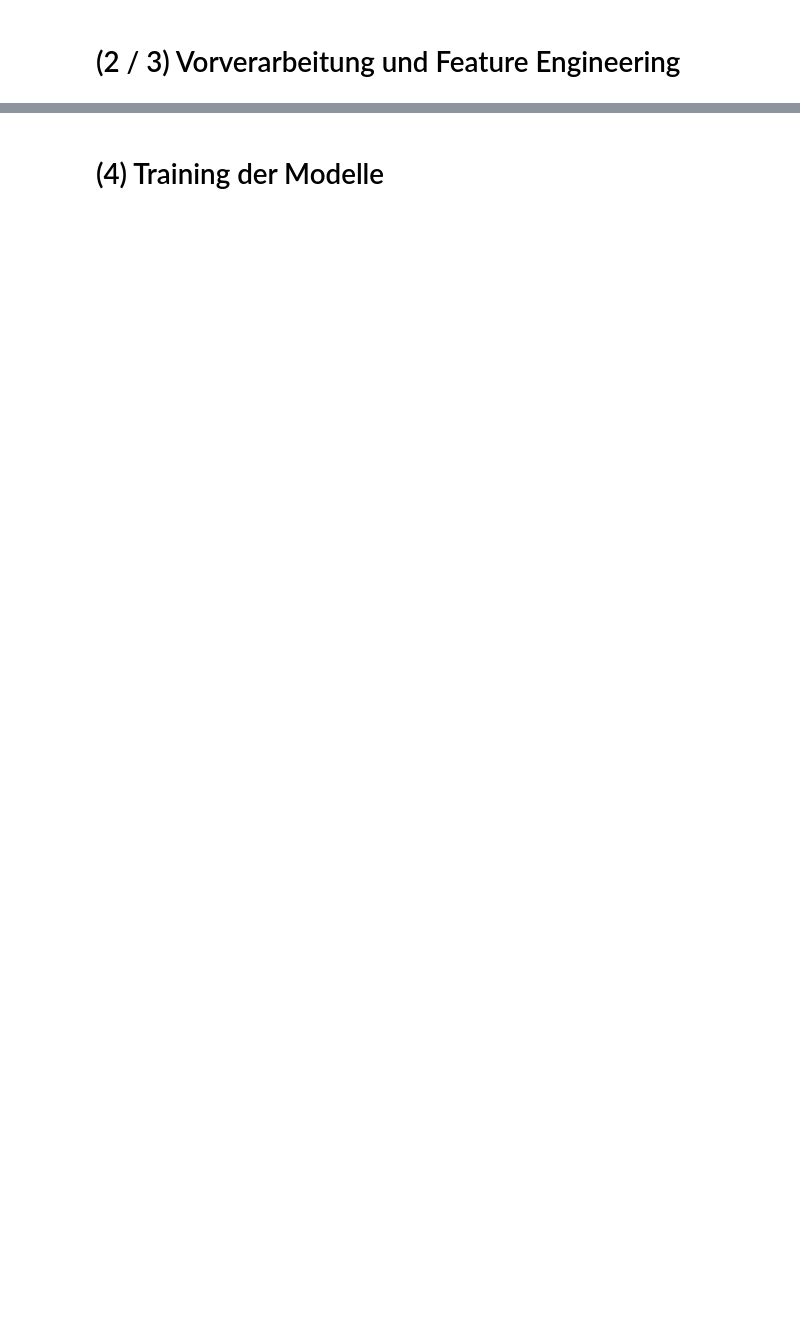
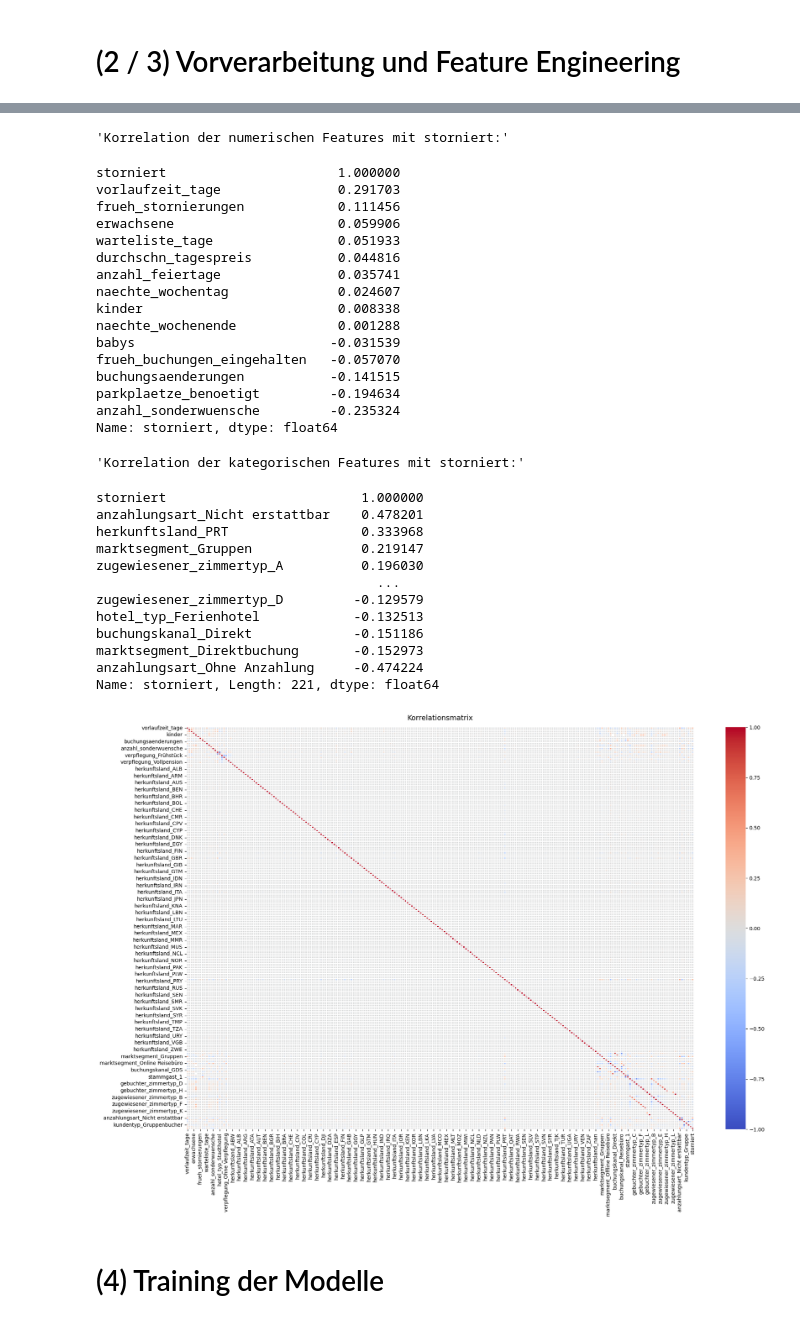
Before and after one commit to vasv1011/semester-3-projekte, a Jupyter notebook: ML/Projekt/project_sv.ipynb, the cells around one changed output, grey strips where cells are left out. Saved outputs shown, nothing was run; the diff lists cells and outputs as text; code cells hidden in the pictures; blank space fills up the shorter version.

```diff
--- a/ML/Projekt/project_sv.ipynb
+++ b/ML/Projekt/project_sv.ipynb
@@ -80,7 +144,7 @@ df_holidays["datum"] = pd.to_datetime(df_holidays["datum"])
 df_holidays = df_holidays.set_index("datum")
 
 
-def map_holidays(df: pd.DataFrame) -> None:
+def map_holidays(df: pd.DataFrame) -> pd.DataFrame:
     """Berechnet die Anzahl an Feiertage innerhalb eines Buchungszeitraumes als neues Feature."""
     df = df.copy()
     df["abreisedatum"] = df["anreisedatum"] + pd.to_timedelta((df["naechte_wochenende"] + df["naechte_wochentag"]), unit="D")
@@ -134,9 +199,9 @@ def features(df: pd.DataFrame, drop: list | None = None) -> pd.DataFrame:
     df["agentur_id"] = df["agentur_id"].astype(str)  # Agenturen sind kategorisch
 
     df = map_holidays(df)
-    df = add_country_features(df)
+    # df = add_country_features(df)  # TODO: Ersetzen durch Stonierungsrate nach Land, Einteilung nach Prozenten Verteilung ausgeben lassen
 
-    return df.drop(columns=[*drop, "anreisedatum"])
+    return df.drop(columns=[*drop, "anreisedatum", "agentur_id"])
 # %%
 from sklearn.model_selection import train_test_split
 
@@ -203,34 +315,66 @@ def show_correlations(df: pd.DataFrame, target: pd.DataFrame, text: str) -> None
 
 
 show_correlations(X_train[numerical], y_train, "Korrelation der numerischen Features mit storniert:")
 
 encoding = OneHotEncoder(handle_unknown="ignore", sparse_output=False)
 
 # TODO: Entfernen nach Behandlung
-categorical = categorical.drop("agentur_id")
+# categorical = categorical.drop("agentur_id")  # TODO: Agentur in Risikogruppen unterteilen
 df_encoded = encoding.fit_transform(X=X_train[categorical])
 df_encoded = pd.DataFrame(df_encoded, columns=encoding.get_feature_names_out(), index=X_train.index)
 
 show_correlations(df_encoded, y_train, "Korrelation der kategorischen Features mit storniert:")
 
 # Korrelationsmatrix der Features
 df_heatmap = pd.concat([X_train[numerical], df_encoded], axis=1)
 df_heatmap["storniert"] = y_train
 
 _, ax = plt.subplots(figsize=(20, 14))
 sns.heatmap(
     df_heatmap.corr(),
     cmap="coolwarm",
     center=0,
     vmin=-1,
     vmax=1,
     linewidths=0.3,
     annot=False,
     ax=ax,
 )
 plt.title("Korrelationsmatrix", fontsize=14, pad=14)
 plt.tight_layout()
 plt.show()
+# %% [output]
+'Korrelation der numerischen Features mit storniert:'
+storniert                      1.000000
+vorlaufzeit_tage               0.291703
+frueh_stornierungen            0.111456
+erwachsene                     0.059906
+warteliste_tage                0.051933
+durchschn_tagespreis           0.044816
+anzahl_feiertage               0.035741
+naechte_wochentag              0.024607
+kinder                         0.008338
+naechte_wochenende             0.001288
+babys                         -0.031539
+frueh_buchungen_eingehalten   -0.057070
+buchungsaenderungen           -0.141515
+parkplaetze_benoetigt         -0.194634
+anzahl_sonderwuensche         -0.235324
+Name: storniert, dtype: float64
+'Korrelation der kategorischen Features mit storniert:'
+storniert                         1.000000
+anzahlungsart_Nicht erstattbar    0.478201
+herkunftsland_PRT                 0.333968
+marktsegment_Gruppen              0.219147
+zugewiesener_zimmertyp_A          0.196030
+                                    ...
+zugewiesener_zimmertyp_D         -0.129579
+hotel_typ_Ferienhotel            -0.132513
+buchungskanal_Direkt             -0.151186
+marktsegment_Direktbuchung       -0.152973
+anzahlungsart_Ohne Anzahlung     -0.474224
+Name: storniert, Length: 221, dtype: float64
+[figure, added]
 # %%
 from sklearn.compose import ColumnTransformer
 from sklearn.impute import SimpleImputer
```
Also changed, not shown: parts of 21 cells of this notebook, 1 other file.
